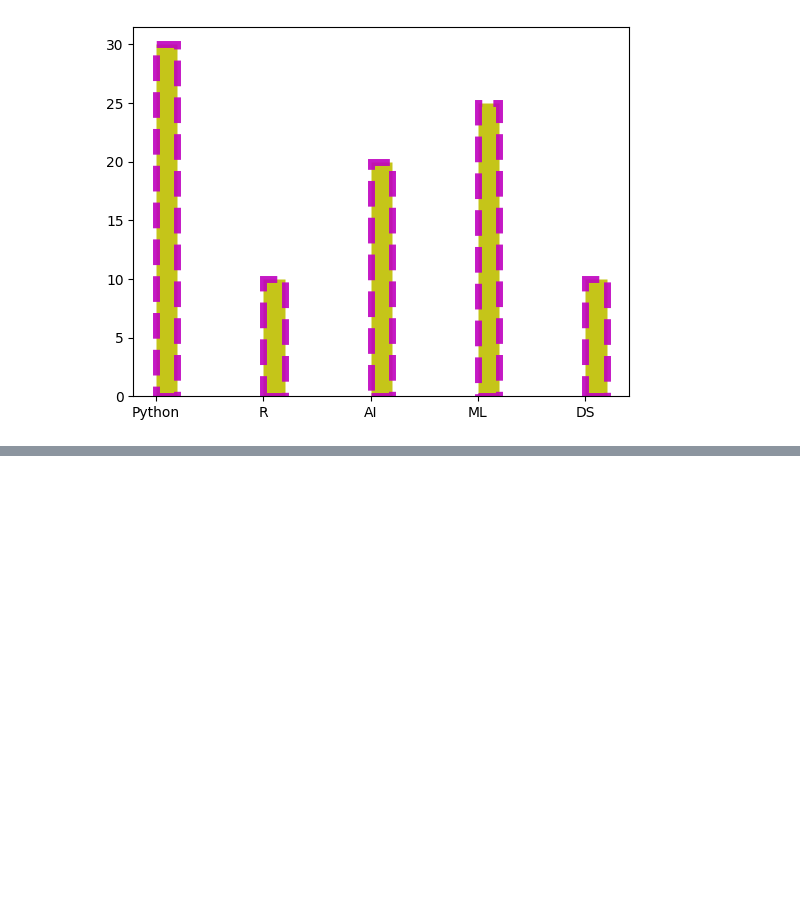
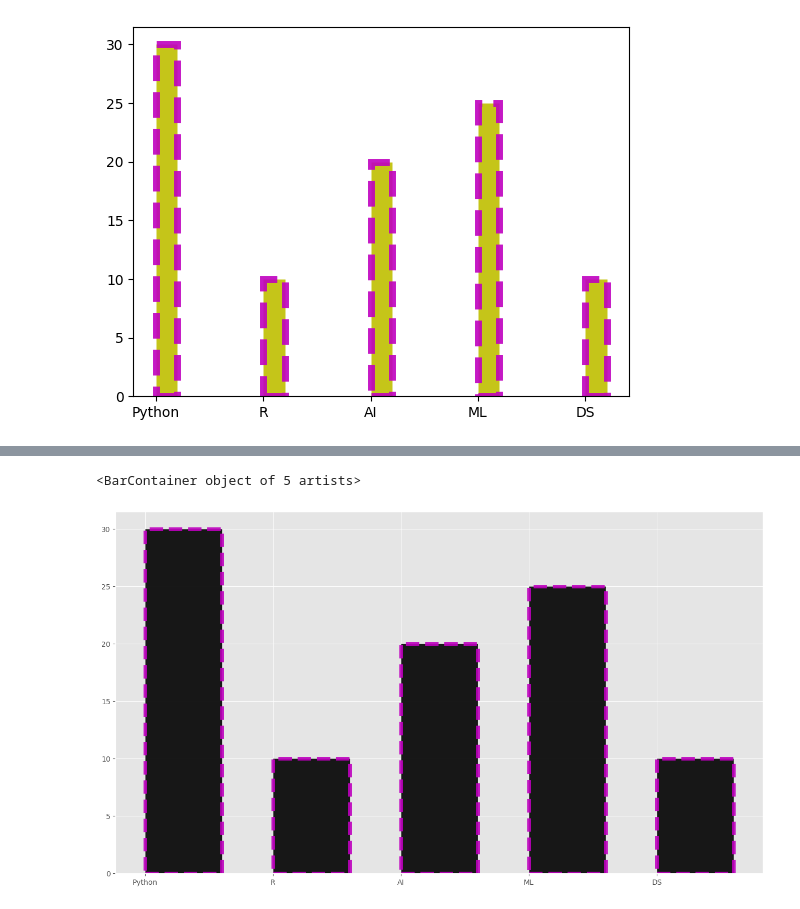
Before and after one commit to bhupeshwar/Matplotlib, a Jupyter notebook: Matplotlib_Tutorial_4.ipynb, the cells around one changed output, grey strips where cells are left out. Saved outputs shown, nothing was run; the diff lists cells and outputs as text; code cells hidden in the pictures; blank space fills up the shorter version.

```diff
--- a/Matplotlib_Tutorial_4.ipynb
+++ b/Matplotlib_Tutorial_4.ipynb
@@ -60,0 +67,8 @@ plt.bar(classes,class1_students, width = 0.2, align = 'edge', color = 'y', edgec
+# %%
+style.use('ggplot')
+plt.figure(figsize = (16,9))
+plt.bar(classes,class1_students, width = 0.6, align = 'edge', color = 'k', edgecolor = 'm', linewidth = 5
+       , alpha = 0.9, linestyle = '--')
+# %% [output]
+<BarContainer object of 5 artists>
+[figure, added]
```
Also changed, not shown: parts of 6 cells of this notebook, 4 other files.
